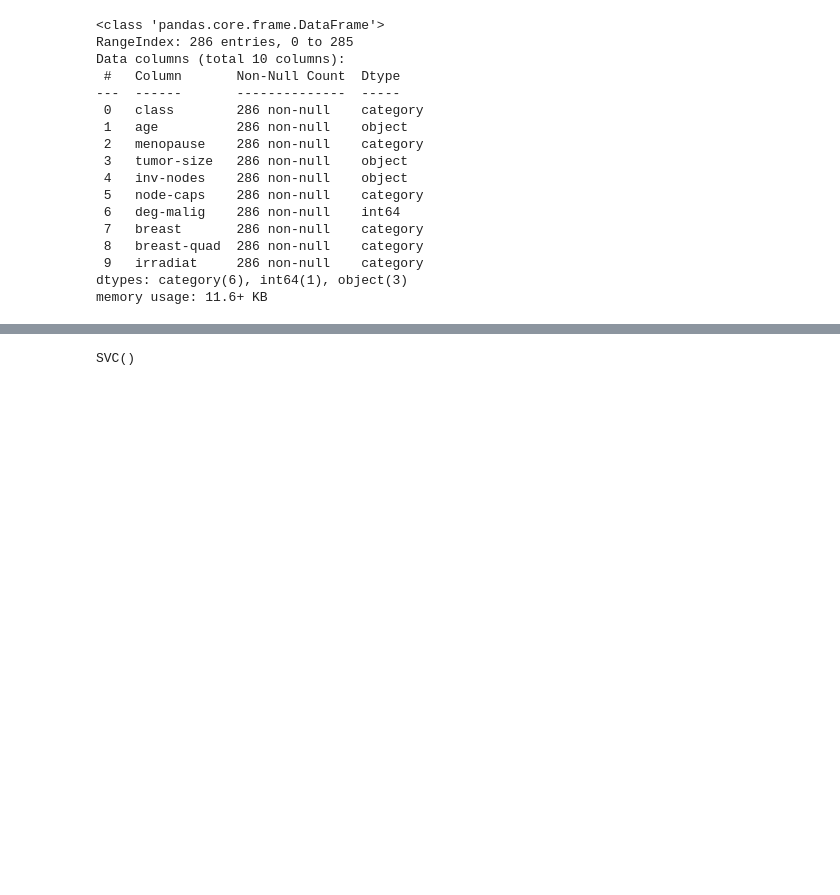
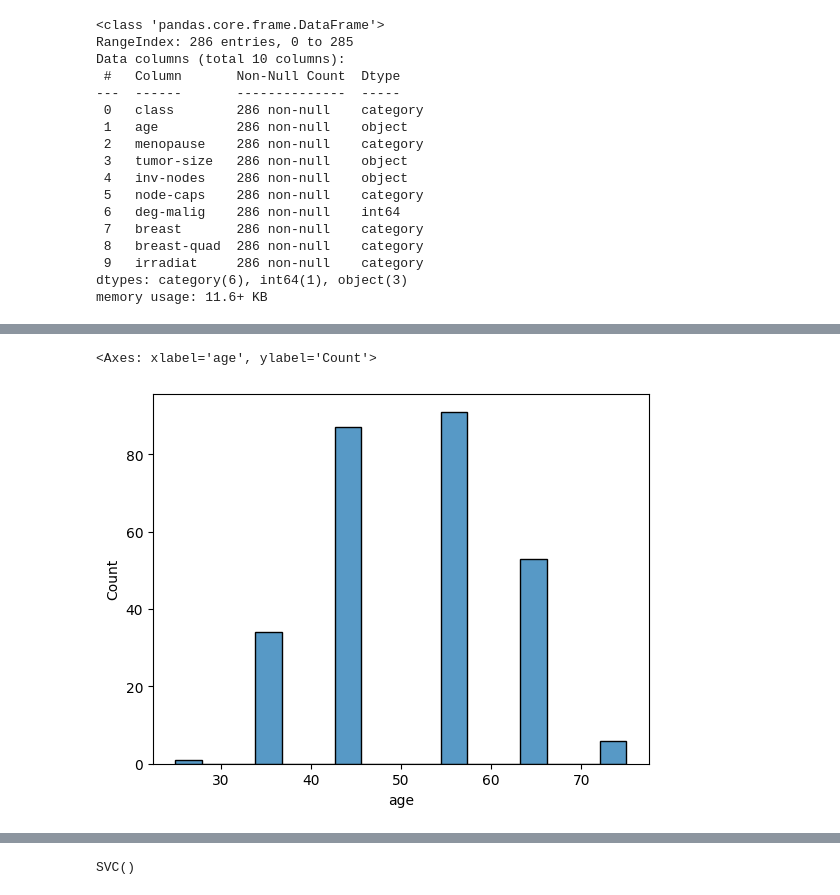
Before and after one commit to aJimenez19037/COE379L-Projects, a Jupyter notebook: Project4/SVM.ipynb, the cells around one changed output, grey strips where cells are left out. Cells and saved outputs as stored; diff of their text form; code cells hidden in the pictures; blank space fills up the shorter version.

```diff
--- a/Project4/SVM.ipynb
+++ b/Project4/SVM.ipynb
@@ -58,0 +111,5 @@ data["inv-nodes"] = data["inv-nodes"].astype(int)
+# %%
+sns.histplot(data=data['age']) # we can see a large count between 40-60
+# %% [output]
+<Axes: xlabel='age', ylabel='Count'>
+[figure, added]
```
Also changed, not shown: parts of 27 cells of this notebook, 7 other files.
